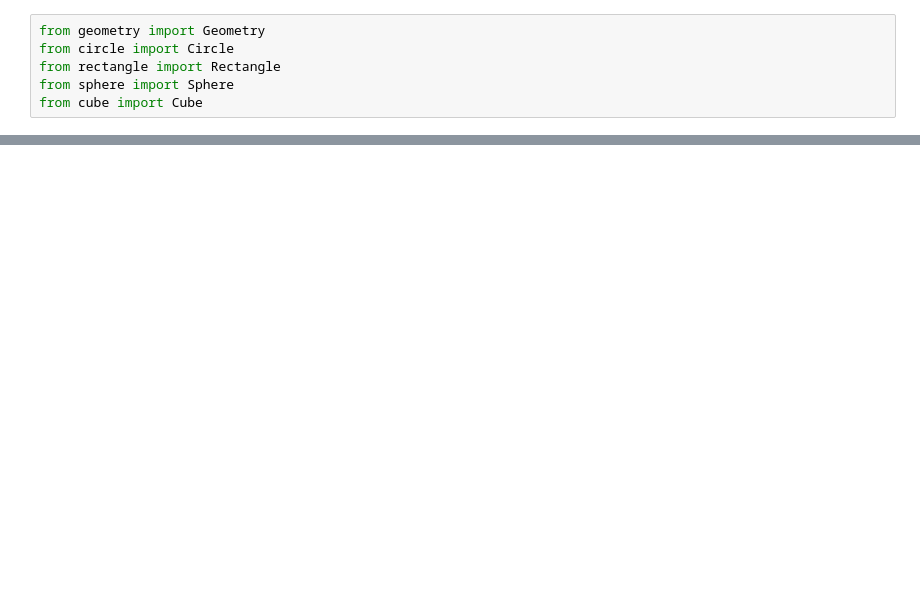
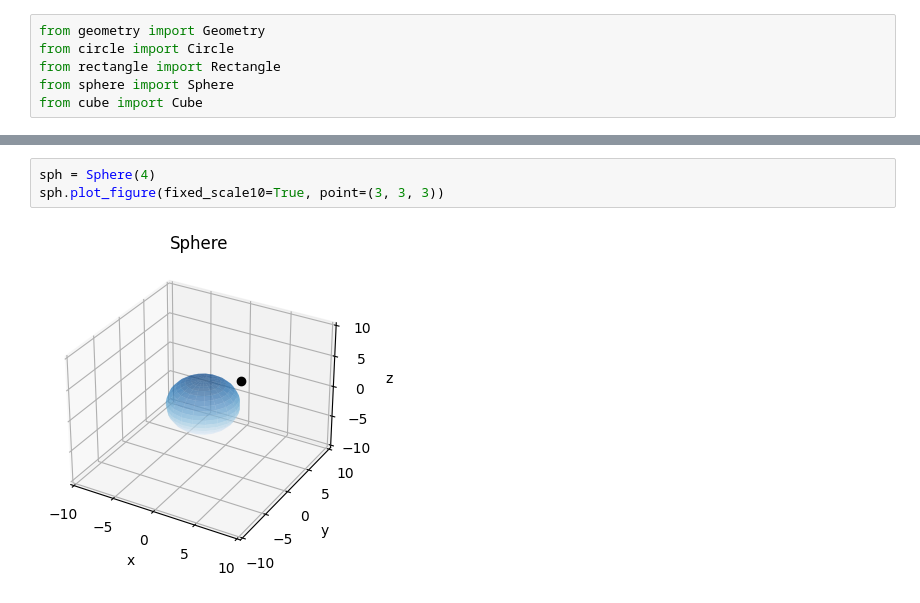
Before and after one commit to Anna-MariaSjolund/Python-Programming-Anna-MariaSjolund, a Jupyter notebook: Labs/Lab3/geometry_examples.ipynb, the cells around one changed output, grey strips where cells are left out. Cells and saved outputs as stored; diff of their text form; blank space fills up the shorter version.

```diff
--- a/Labs/Lab3/geometry_examples.ipynb
+++ b/Labs/Lab3/geometry_examples.ipynb
@@ -7 +24,6 @@ from cube import Cube
+# %%
+sph = Sphere(4)
+sph.plot_figure(fixed_scale10=True, point=(3, 3, 3))
+# %% [output]
+[figure, added]
 # %%
```
Also changed, not shown: parts of 4 cells of this notebook, 1 other file.
